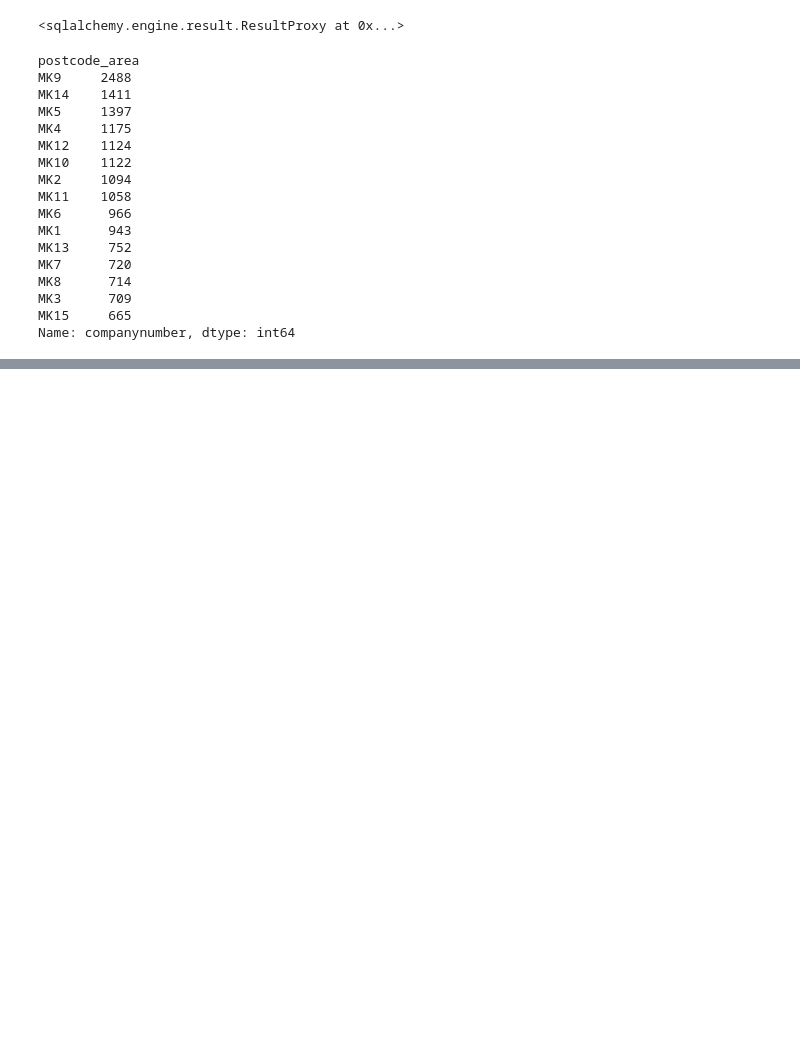
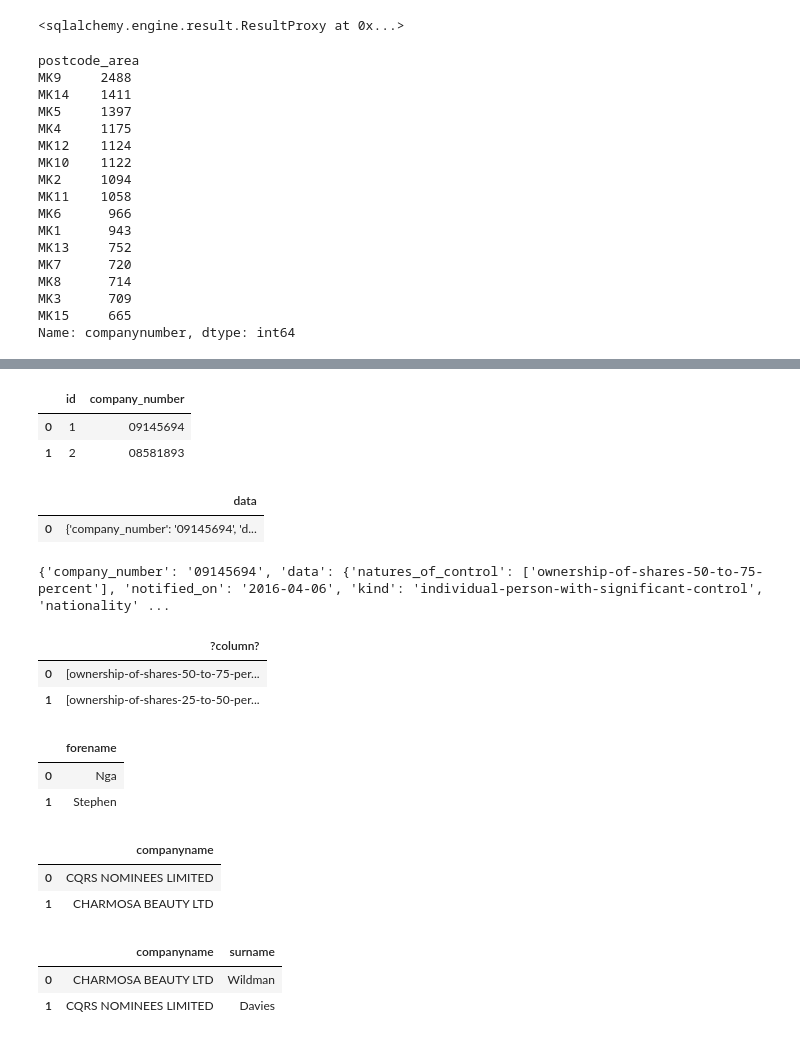
Before and after one commit to Vibushanan/companiesHouse_beneficialOwnership, a Jupyter notebook: Companies House - Significant Control Snapshot - Loader.ipynb, the cells around one changed output, grey strips where cells are left out. Drawn from its saved outputs; the diff is of its cells as text; code cells hidden in the pictures; blank space fills up the shorter version.

Commit message:
Add in an example of loading JSON sigcon data into postgres and running basic queries on it

```diff
--- a/Companies House - Significant Control Snapshot - Loader.ipynb
+++ b/Companies House - Significant Control Snapshot - Loader.ipynb
@@ -362,0 +392,52 @@ Name: companynumber, dtype: int64
+# %%
+psql("SELECT id, data->>'company_number' AS company_number FROM company_sigcon_json LIMIT 2;",engine)
+# %% [output]
+|  | id | company_number |
+| 0 | 1 | 09145694 |
+| 1 | 2 | 08581893 |
+# %%
+q="SELECT data FROM company_sigcon_json WHERE data->>'company_number' = '09145694'"
+psql(q,engine)
+# %% [output]
+|  | data |
+| 0 | {'company_number': '09145694', 'd... |
+# %%
+print(_.ix[0])
+# %% [output]
+{'company_number': '09145694', 'data': {'natures_of_control': ['ownership-of-shares-50-to-75-percent'], 'notified_on': '2016-04-06', 'kind': 'individual-person-with-significant-control', 'nationality' ...
+# %%
+q="SELECT data->'data'->>'natures_of_control' FROM company_sigcon_json LIMIT 2"
+psql(q,engine)
+# %% [output]
+|  | ?column? |
+| 0 | [ownership-of-shares-50-to-75-per... |
+| 1 | [ownership-of-shares-25-to-50-per... |
+# %%
+q="SELECT data->'data'->'name_elements'->>'forename' AS forename FROM company_sigcon_json LIMIT 2"
+
+psql(q,engine)
+# %% [output]
+|  | forename |
+| 0 | Nga |
+| 1 | Stephen |
+# %%
+q="SELECT companyname FROM companydata WHERE companynumber IN (SELECT data->>'company_number' AS companynumber FROM company_sigcon_json LIMIT 2) "
+
+psql(q,engine)
+# %% [output]
+|  | companyname |
+| 0 | CQRS NOMINEES LIMITED |
+| 1 | CHARMOSA BEAUTY LTD |
+# %%
+#Can we write a query that joins data from a flat SQL table and a JSON storing table?
+q='''
+SELECT cd.companyname, sc.surname FROM
+(SELECT data->>'company_number' AS companynumber, data->'data'->'name_elements'->>'surname' AS surname
+    FROM company_sigcon_json LIMIT 2) AS sc, companydata AS cd WHERE cd.companynumber = sc.companynumber
+'''
+
+psql(q,engine)
+# %% [output]
+|  | companyname | surname |
+| 0 | CHARMOSA BEAUTY LTD | Wildman |
+| 1 | CQRS NOMINEES LIMITED | Davies |
```
Also changed, not shown: parts of 11 cells of this notebook.
